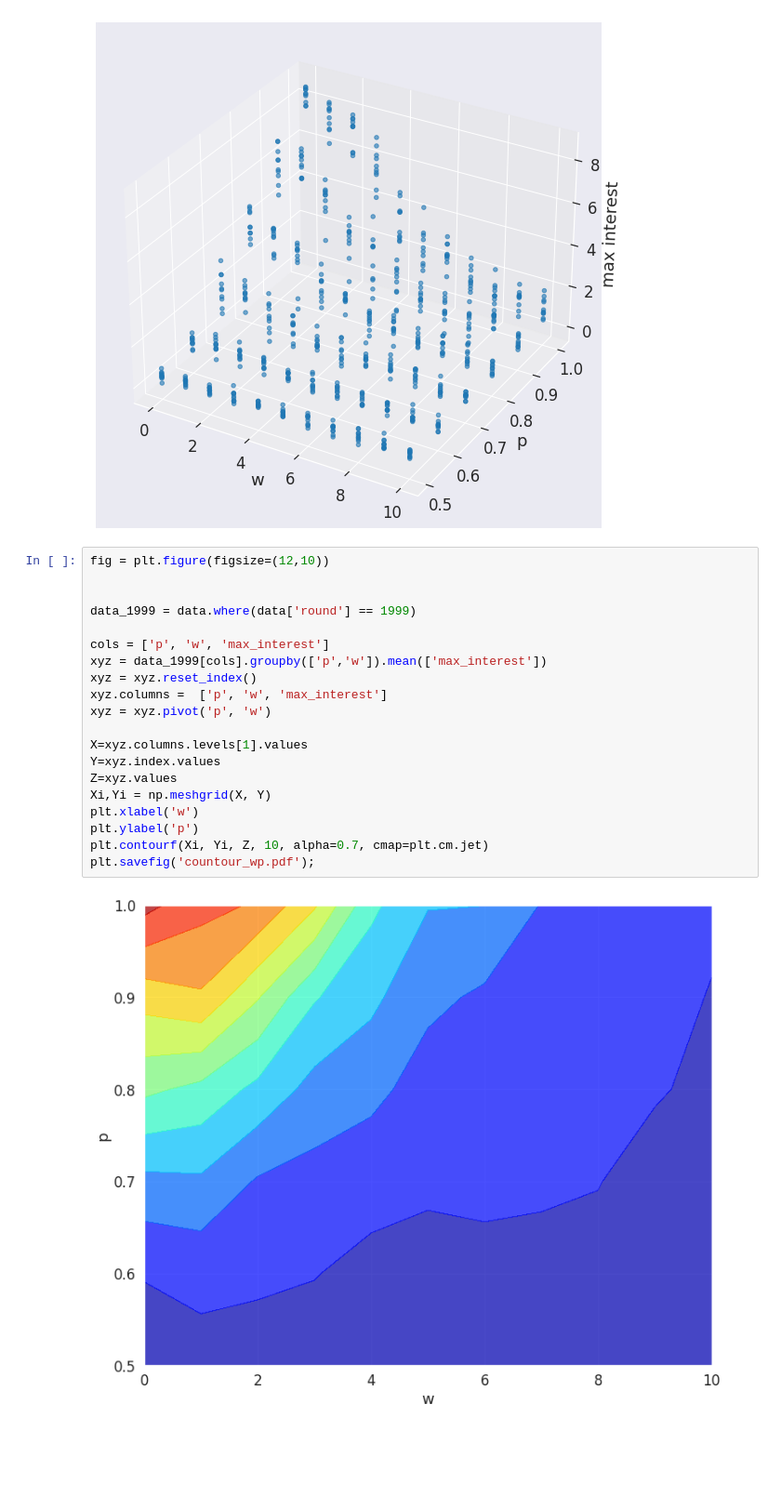
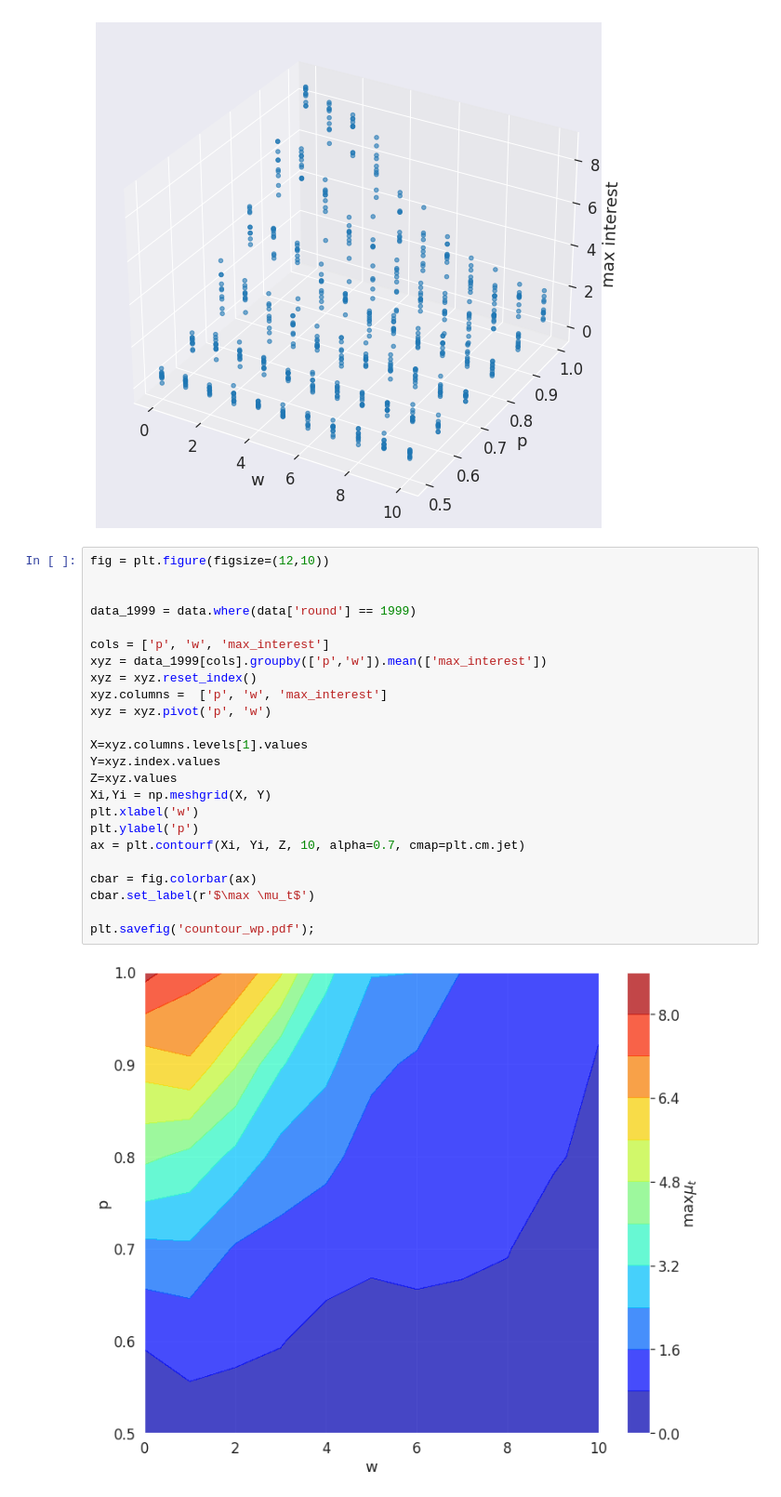
Before and after one commit to prog-autom/bandit-loops, a Jupyter notebook: notebooks/mldev_contour_plots.ipynb, the cells around one changed output. Shown at 93% size. Cells and saved outputs as stored; diff of their text form; blank space fills up the shorter version.

```diff
--- a/notebooks/mldev_contour_plots.ipynb
+++ b/notebooks/mldev_contour_plots.ipynb
@@ -49,22 +49,26 @@ plt.savefig('3d_var_wp_max_interest.pdf');
 # %%
 fig = plt.figure(figsize=(12,10))
 
 
 data_1999 = data.where(data['round'] == 1999)
 
 cols = ['p', 'w', 'max_interest']
 xyz = data_1999[cols].groupby(['p','w']).mean(['max_interest'])
 xyz = xyz.reset_index()
 xyz.columns =  ['p', 'w', 'max_interest']
 xyz = xyz.pivot('p', 'w')
 
 X=xyz.columns.levels[1].values
 Y=xyz.index.values
 Z=xyz.values
 Xi,Yi = np.meshgrid(X, Y)
 plt.xlabel('w')
 plt.ylabel('p')
-plt.contourf(Xi, Yi, Z, 10, alpha=0.7, cmap=plt.cm.jet)
+ax = plt.contourf(Xi, Yi, Z, 10, alpha=0.7, cmap=plt.cm.jet)
+
+cbar = fig.colorbar(ax)
+cbar.set_label(r'$\max \mu_t$')
+
 plt.savefig('countour_wp.pdf');
 # %% [output]
-[figure, old version]
+[figure, new version]
```
Also changed, not shown: 4 other files.
